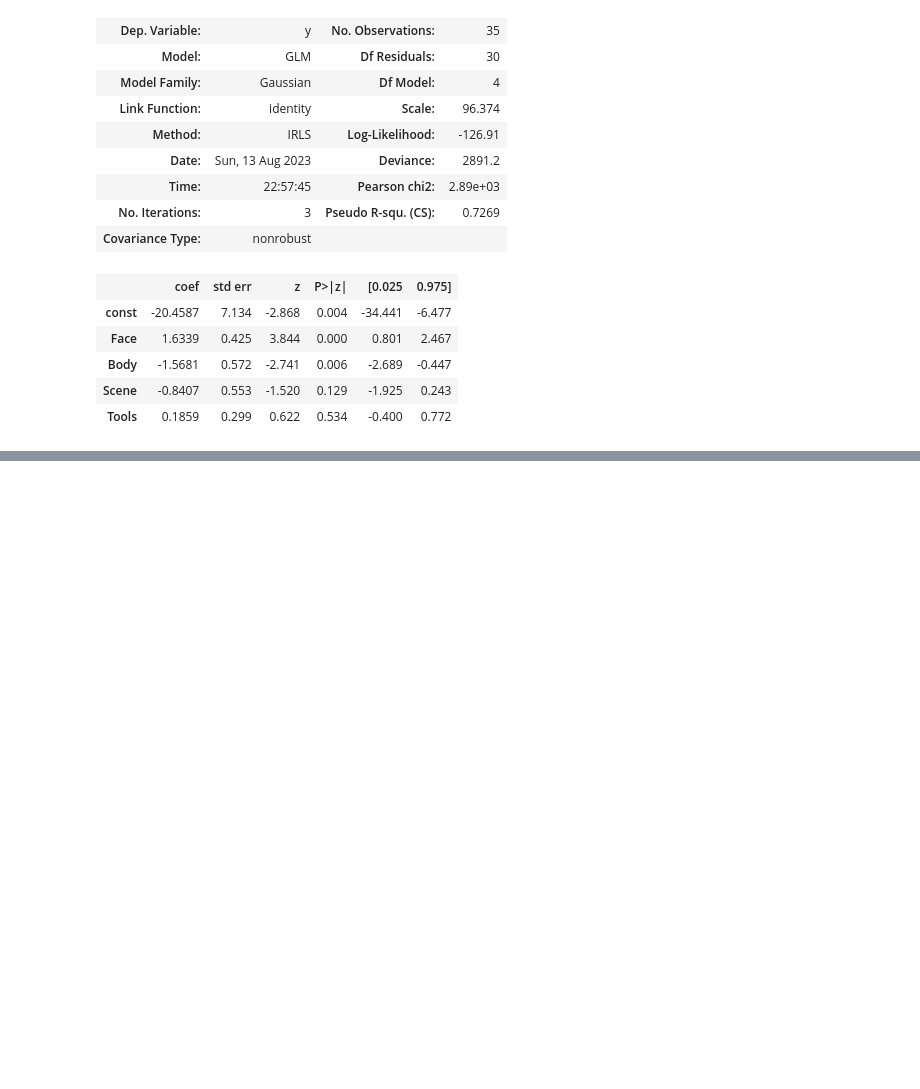
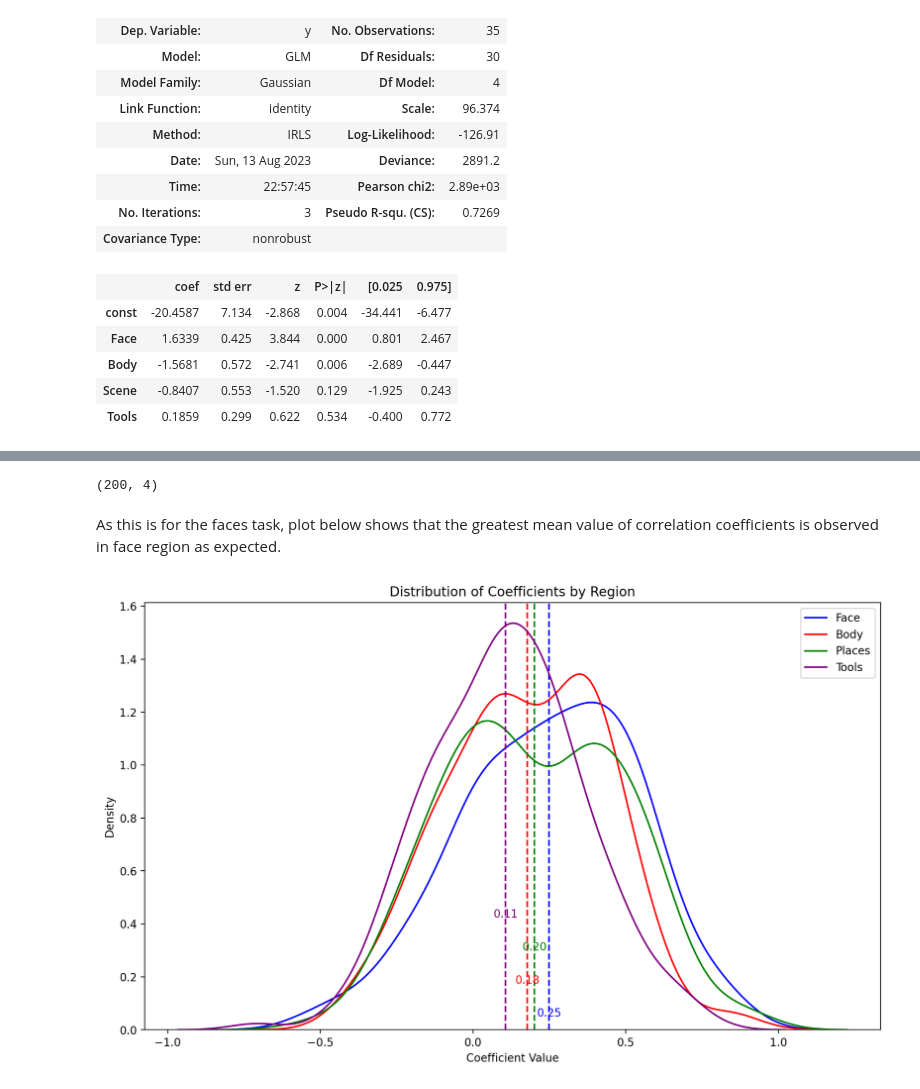
Before and after one commit to kadirberatyildirim/Neuroscience-Projects, a Jupyter notebook: Neuromatch Academy - HCP Task/refactor_after_nma.ipynb, the cells around one changed output, grey strips where cells are left out. Cells and saved outputs as stored; diff of their text form; code cells hidden in the pictures; blank space fills up the shorter version.

Commit message:
correlations analysis added

```diff
--- a/Neuromatch Academy - HCP Task/refactor_after_nma.ipynb
+++ b/Neuromatch Academy - HCP Task/refactor_after_nma.ipynb
@@ -472,0 +477,62 @@ Generalized Linear Model Regression Results
+# %%
+exp = 'WM'
+cond = '2bk_faces'
+
+pfc_2bkf = get_all_subject_data(exp, '2bk_faces', LABELS['PFC'], 4)
+pfc_0bkf = get_all_subject_data(exp, '0bk_faces', LABELS['PFC'], 4)
+pfc_contrast = pfc_2bkf - pfc_0bkf
+
+ffc_2bkf = get_all_subject_data(exp, cond, LABELS['FFC'], 4)
+body_2bkf = get_all_subject_data(exp, cond, LABELS['BODY'], 4)
+ppa_2bkf = get_all_subject_data(exp, cond, LABELS['PPA'], 4)
+loc_2bkf = get_all_subject_data(exp, cond, LABELS['LOC'], 4)
+
+coefs = []
+for i in range(len(ffc_2bkf)):
+    c1 = np.corrcoef(ffc_2bkf[i, :], pfc_contrast[i, :])[0, 1]
+    c2 = np.corrcoef(body_2bkf[i, :], pfc_contrast[i, :])[0, 1]
+    c3 = np.corrcoef(ppa_2bkf[i, :], pfc_contrast[i, :])[0, 1]
+    c4 = np.corrcoef(loc_2bkf[i, :], pfc_contrast[i, :])[0, 1]
+
+    coefs.append([c1, c2, c3, c4])
+
+coefs = np.array(coefs)
+coefs.shape
+# %% [output]
+(200, 4)
+# %% [markdown]
+As this is for the faces task, plot below shows that the greatest mean value of correlation coefficients is observed in face region as expected.
+# %%
+colors = {
+    'Face': 'blue',
+    'Body': 'red',
+    'Places': 'green',
+    'Tools': 'purple'
+}
+
+regions = ['Face', 'Body', 'Places', 'Tools']
+
+plt.figure(figsize=(12, 7))
+
+for idx, region in enumerate(regions):
+    sns.kdeplot(coefs[:, idx], color=colors[region], label=region)
+
+    # Plot the mean line.
+    mean_value = np.mean(coefs[:, idx])
+    plt.axvline(x=mean_value, color=colors[region], linestyle='--')
+
+    # Annotate the mean value.
+    plt.annotate(f'{mean_value:.2f}',
+                 xy=(mean_value, 0),
+                 xytext=(0, idx*30+10),
+                 textcoords='offset points',
+                 ha='center', va='bottom',
+                 color=colors[region])
+
+plt.legend()
+plt.title('Distribution of Coefficients by Region')
+plt.xlabel('Coefficient Value')
+plt.ylabel('Density')
+plt.show()
+# %% [output]
+[figure, added]
```
Also changed, not shown: parts of 1 cell of this notebook.
